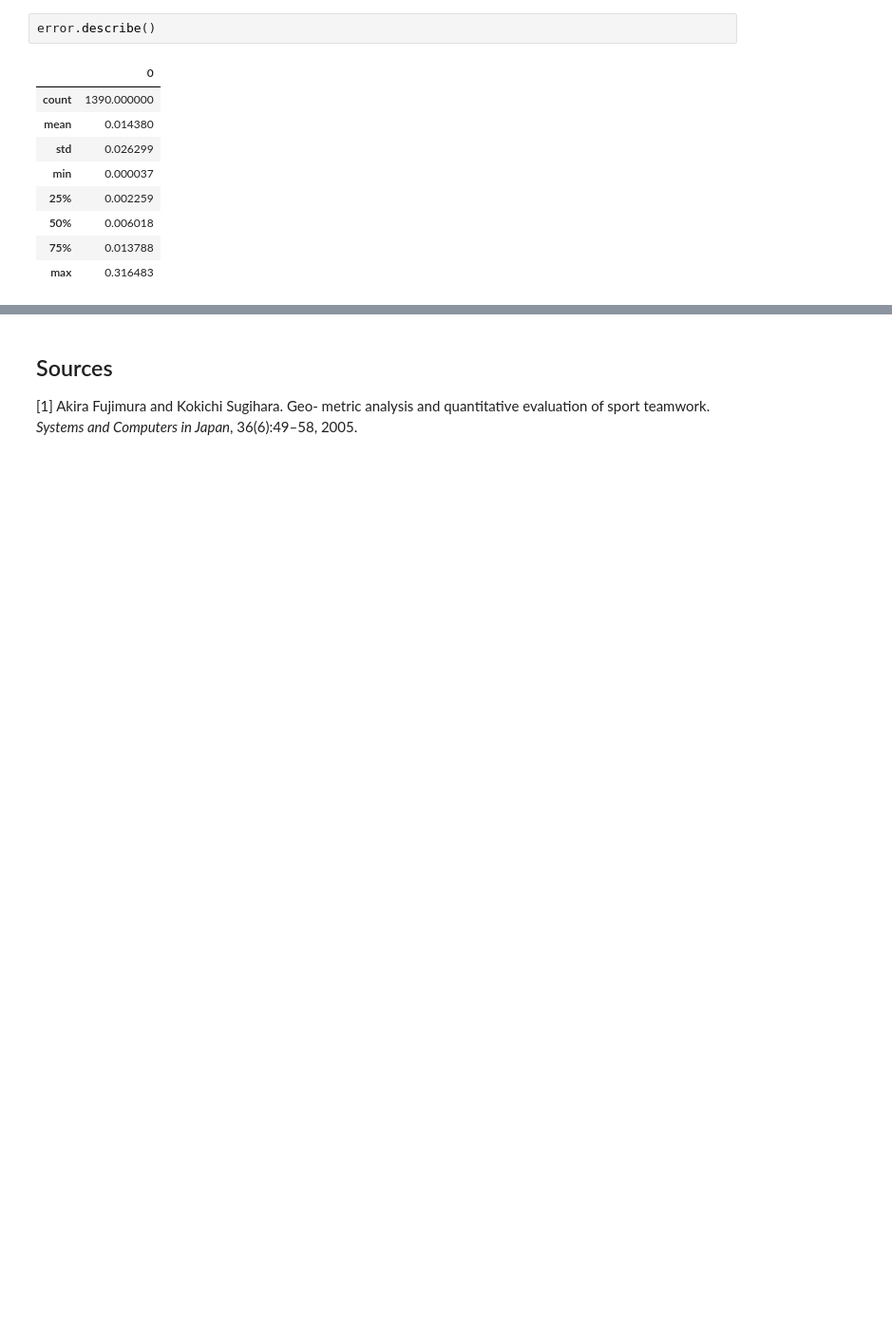
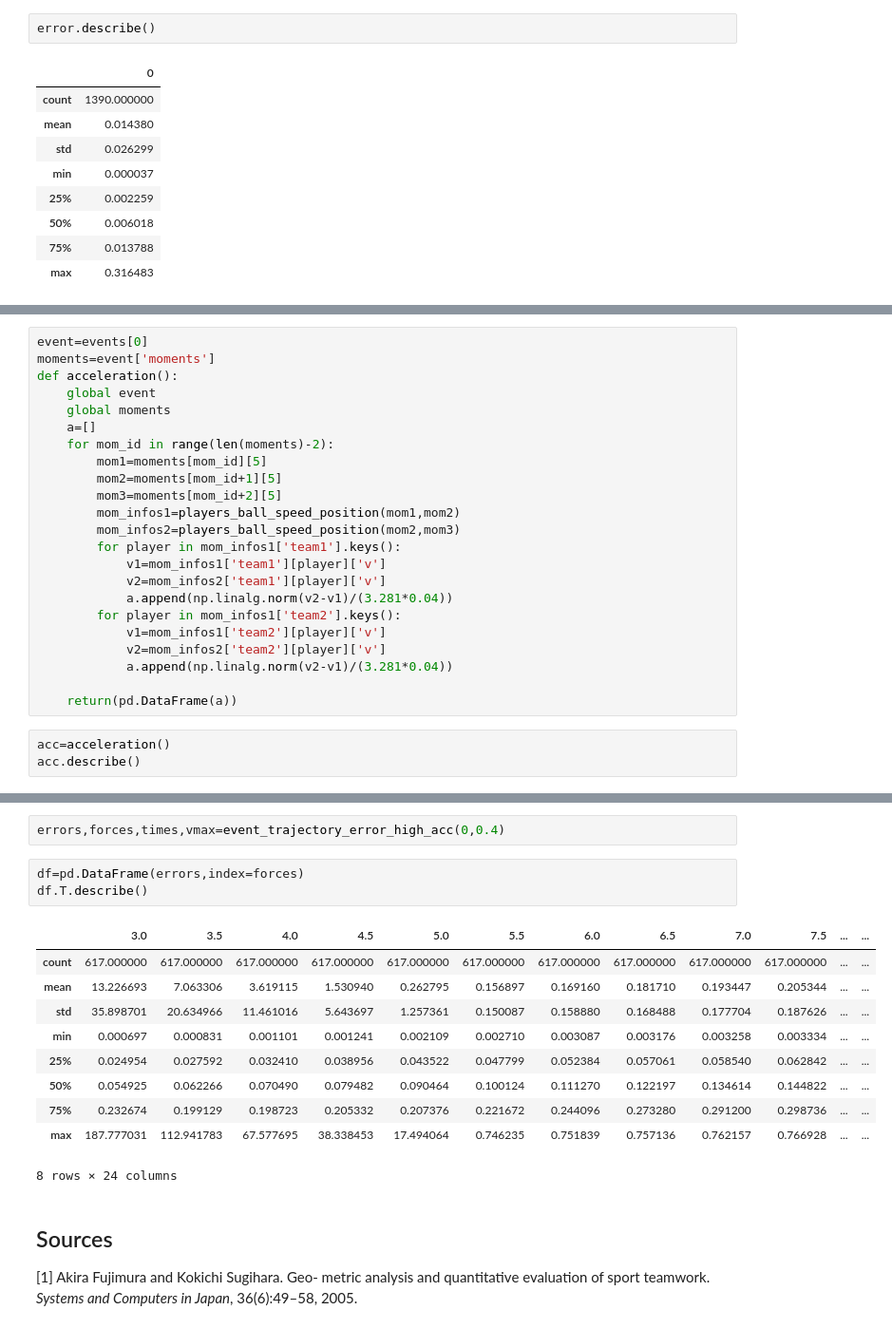
Before and after one commit to AmigoCap/MecaSportCo, a Jupyter notebook: Notebooks/2_Modelling_players_trajectories.ipynb, the cells around one changed output, grey strips where cells are left out. Shown at 95% size. Cells and saved outputs as stored; diff of their text form; blank space fills up the shorter version.

```diff
--- a/Notebooks/2_Modelling_players_trajectories.ipynb
+++ b/Notebooks/2_Modelling_players_trajectories.ipynb
@@ -380,0 +381,26 @@ error.describe()
+# %%
+event=events[0]
+moments=event['moments']
+def acceleration():
+    global event
+    global moments
+    a=[]
+    for mom_id in range(len(moments)-2):
+        mom1=moments[mom_id][5]
+        mom2=moments[mom_id+1][5]
+        mom3=moments[mom_id+2][5]
+        mom_infos1=players_ball_speed_position(mom1,mom2)
+        mom_infos2=players_ball_speed_position(mom2,mom3)
+        for player in mom_infos1['team1'].keys():
+            v1=mom_infos1['team1'][player]['v']
+            v2=mom_infos2['team1'][player]['v']
+            a.append(np.linalg.norm(v2-v1)/(3.281*0.04))
+        for player in mom_infos1['team2'].keys():
+            v1=mom_infos1['team2'][player]['v']
+            v2=mom_infos2['team2'][player]['v']
+            a.append(np.linalg.norm(v2-v1)/(3.281*0.04))
+
+    return(pd.DataFrame(a))
+# %%
+acc=acceleration()
+acc.describe()
@@ -381,3 +500,19 @@ error.describe()
+# %%
+errors,forces,times,vmax=event_trajectory_error_high_acc(0,0.4)
+# %%
+df=pd.DataFrame(errors,index=forces)
+df.T.describe()
+# %% [output]
+|  | 3.0 | 3.5 | 4.0 | 4.5 | 5.0 | 5.5 | 6.0 | 6.5 | 7.0 | 7.5 | ... | ... |
+| count | 617.000000 | 617.000000 | 617.000000 | 617.000000 | 617.000000 | 617.000000 | 617.000000 | 617.000000 | 617.000000 | 617.000000 | ... | ... |
+| mean | 13.226693 | 7.063306 | 3.619115 | 1.530940 | 0.262795 | 0.156897 | 0.169160 | 0.181710 | 0.193447 | 0.205344 | ... | ... |
+| std | 35.898701 | 20.634966 | 11.461016 | 5.643697 | 1.257361 | 0.150087 | 0.158880 | 0.168488 | 0.177704 | 0.187626 | ... | ... |
+| min | 0.000697 | 0.000831 | 0.001101 | 0.001241 | 0.002109 | 0.002710 | 0.003087 | 0.003176 | 0.003258 | 0.003334 | ... | ... |
+| 25% | 0.024954 | 0.027592 | 0.032410 | 0.038956 | 0.043522 | 0.047799 | 0.052384 | 0.057061 | 0.058540 | 0.062842 | ... | ... |
+| 50% | 0.054925 | 0.062266 | 0.070490 | 0.079482 | 0.090464 | 0.100124 | 0.111270 | 0.122197 | 0.134614 | 0.144822 | ... | ... |
+| 75% | 0.232674 | 0.199129 | 0.198723 | 0.205332 | 0.207376 | 0.221672 | 0.244096 | 0.273280 | 0.291200 | 0.298736 | ... | ... |
+| max | 187.777031 | 112.941783 | 67.577695 | 38.338453 | 17.494064 | 0.746235 | 0.751839 | 0.757136 | 0.762157 | 0.766928 | ... | ... |
+8 rows × 24 columns
 # %% [markdown]
 ## Sources
 [1] Akira Fujimura and Kokichi Sugihara. Geo- metric analysis and quantitative evaluation of sport teamwork. *Systems and Computers in Japan*, 36(6):49–58, 2005.
```
Also changed, not shown: parts of 9 cells of this notebook, 5 other files.
